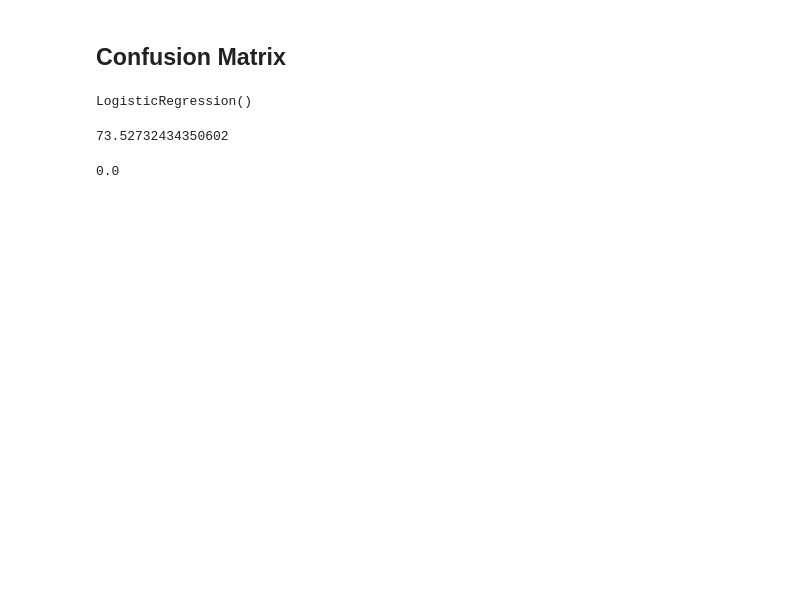
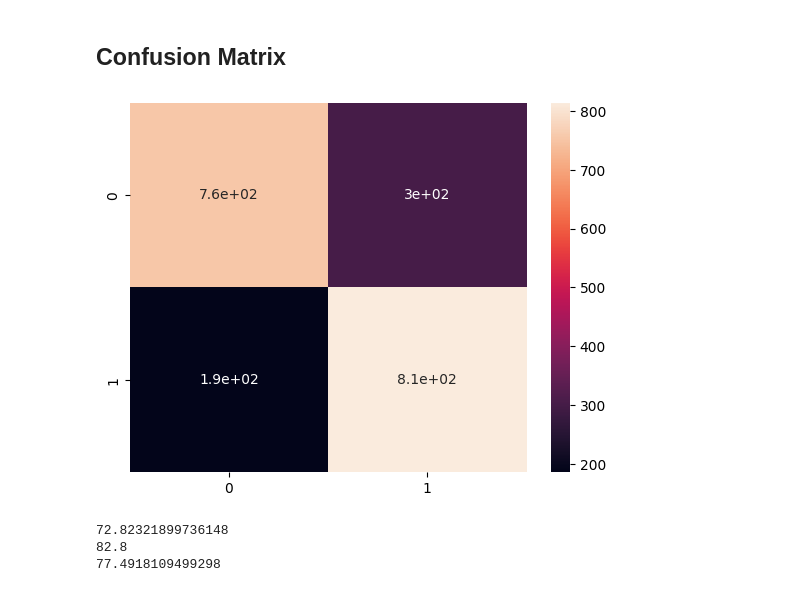
Before and after one commit to AftabQuant/Machine-Learning-Chronicles, a Jupyter notebook: Machine Learning Hub/Mini Project/Customer Churn Prediction.ipynb, the cells around one changed output. Saved outputs shown, nothing was run; the diff lists cells and outputs as text; code cells hidden in the pictures; blank space fills up the shorter version.

```diff
--- a/Machine Learning Hub/Mini Project/Customer Churn Prediction.ipynb
+++ b/Machine Learning Hub/Mini Project/Customer Churn Prediction.ipynb
@@ -70,5 +108,5 @@ Name: count, dtype: int64
 # %%
-from sklearn.model_selection import train_test_split
-
-x_train, x_test, y_train, y_test = train_test_split(x, y, test_size=0.2, random_state=42)
+from imblearn.over_sampling import RandomOverSampler
+ro = RandomOverSampler()
+ro_x, ro_y = ro.fit_resample(x, y)
 # %%
@@ -84,0 +119,5 @@ lr.score(x_test, y_test)*100
+# %%
+x_train, x_test, y_train, y_test = train_test_split(ro_x, ro_y, test_size=0.2, random_state=42)
+# %%
+lr2 = LogisticRegression()
+lr2.fit(x_train, y_train)
@@ -92,12 +133,0 @@ b = df['Churn']
-# %%
-from sklearn.model_selection import train_test_split
-
-a_train, a_test, b_train, b_test = train_test_split(a, b, test_size=0.2, random_state=42)
-lr = LogisticRegression()
-lr.fit(a_train, b_train)
-# %% [output]
-LogisticRegression()
-# %%
-lr.score(a_test, b_test)*100
-# %% [output]
-73.52732434350602
@@ -108,4 +134,15 @@ lr.score(a_test, b_test)*100
+# %%
+cm = confusion_matrix(y_test, lr2.predict(x_test))
+# %%
+sns.heatmap(cm, annot=True)
+plt.show()
+# %% [output]
+[figure, added]
 # %%
-print(precision_score(b_test, lr.predict(a_test)))
+print(precision_score(y_test, lr.predict(x_test))*100)
+print(recall_score(y_test, lr.predict(x_test))*100)
+print(f1_score(y_test, lr.predict(x_test))*100)
 # %% [output]
-0.0
+72.82321899736148
+82.8
+77.4918109499298
```
Also changed, not shown: parts of 15 cells of this notebook.
